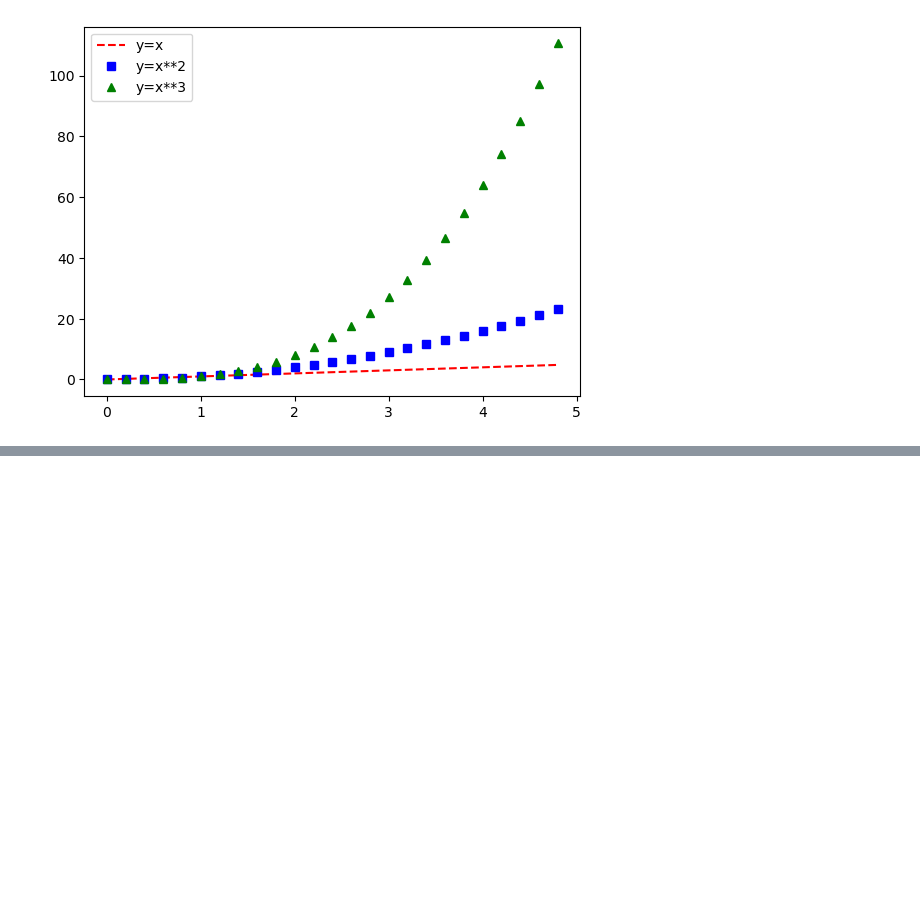
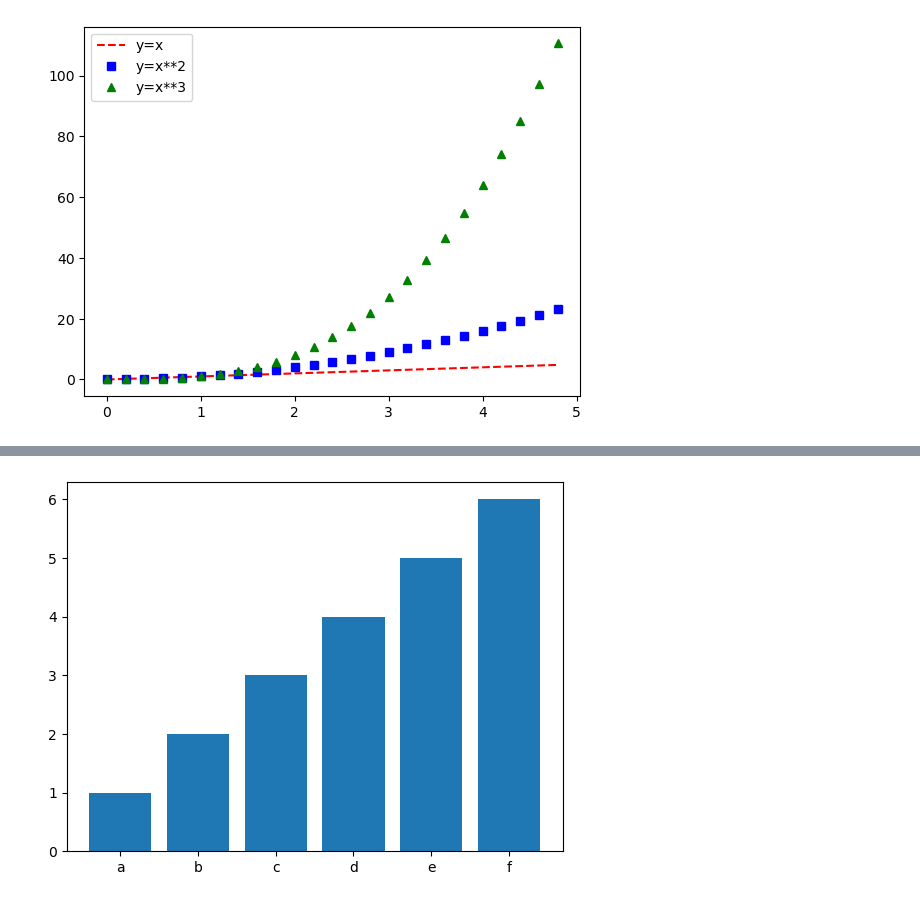
Before and after one commit to hirokimituya/book_python-professional-encyclopedia, a Jupyter notebook: lesson13/lesson_matplotlib.ipynb, the cells around one changed output, grey strips where cells are left out. Saved outputs shown, nothing was run; the diff lists cells and outputs as text; code cells hidden in the pictures; blank space fills up the shorter version.

```diff
--- a/lesson13/lesson_matplotlib.ipynb
+++ b/lesson13/lesson_matplotlib.ipynb
@@ -41,0 +66,10 @@ plt.show()
+# %%
+values = [1, 2, 3, 4, 5, 6]
+x_pos = np.arange(len(values))
+objects = ['a', 'b', 'c', 'd', 'e', 'f']
+
+plt.bar(x_pos, values)
+plt.xticks(x_pos, objects)
+plt.show()
+# %% [output]
+[figure, added]
```
Also changed, not shown: parts of 5 cells of this notebook.
